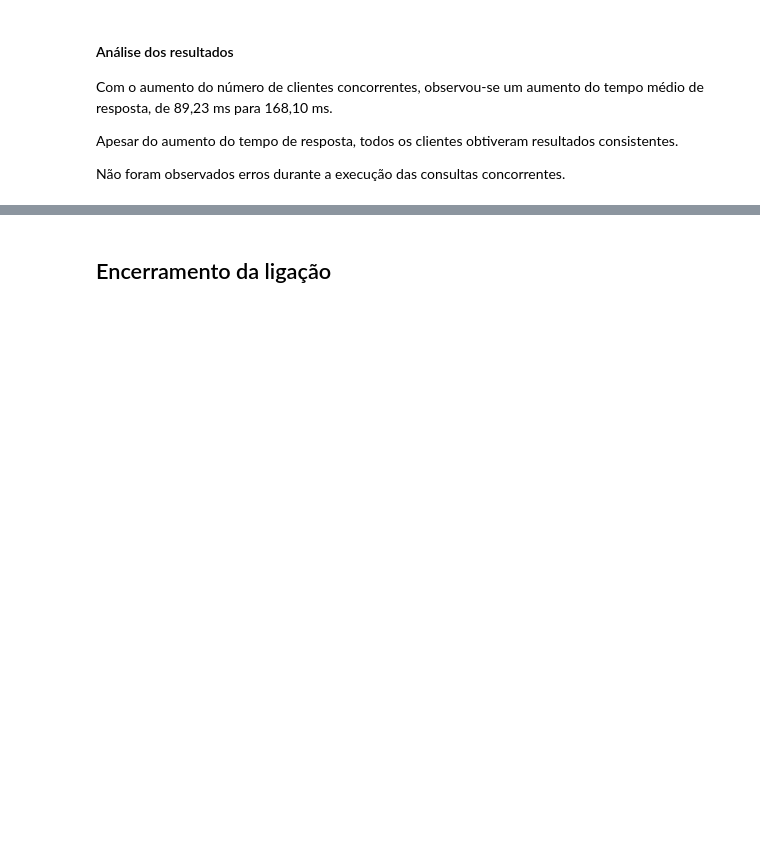
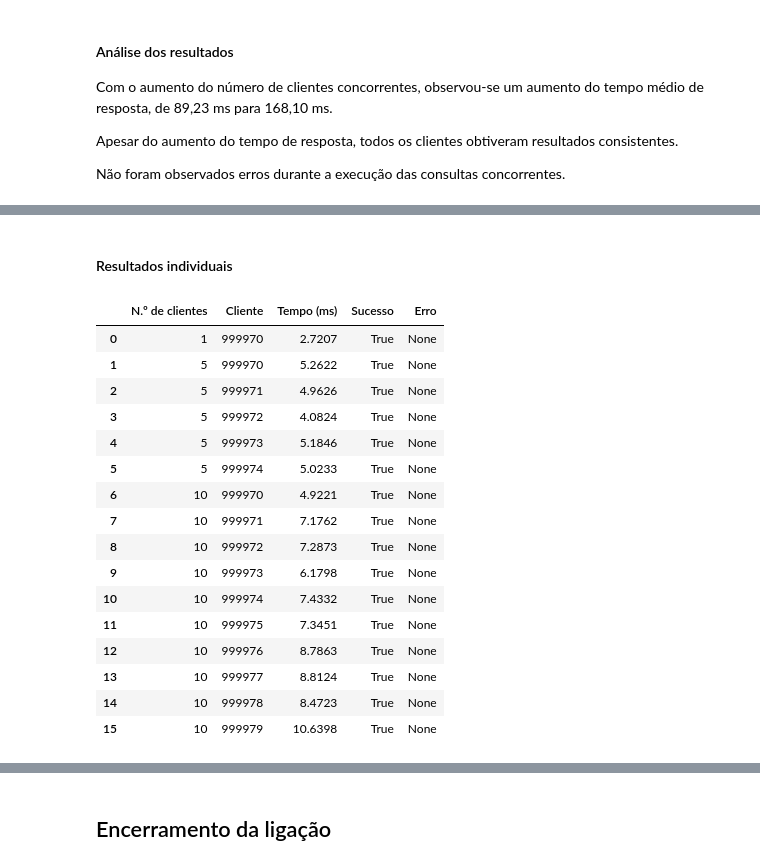
Before and after one commit to JPSNunes/BDAProject, a Jupyter notebook: Goal3/mysql_goal3.ipynb, the cells around one changed output, grey strips where cells are left out. Drawn from its saved outputs; the diff is of its cells as text; code cells hidden in the pictures; blank space fills up the shorter version.

Commit message:
goal 3 mysql  done

```diff
--- a/Goal3/mysql_goal3.ipynb
+++ b/Goal3/mysql_goal3.ipynb
@@ -553,0 +684,26 @@ das consultas concorrentes.
+# %%
+def verificar_c2(n):
+
+    conn = mysql.connector.connect(**config)
+
+    try:
+        with conn.cursor() as cursor:
+
+            cursor.execute("""
+                SELECT userId, rating
+                FROM ratings
+                WHERE movieId = %s
+                ORDER BY userId
+            """, (id_filme_c2,))
+
+            dados = cursor.fetchall()
+
+        esperado = [
+            (i, 4.5 if pos < n else 3.0)
+            for pos, i in enumerate(ids_c2)
+        ]
+
+        return dados == esperado
+
+    finally:
+        conn.close()
@@ -553,0 +769,23 @@ das consultas concorrentes.
+# %% [markdown]
+#### Resultados individuais
+# %%
+df_c2 = pd.DataFrame(resultados_c2)
+display(df_c2)
+# %% [output]
+|  | N.º de clientes | Cliente | Tempo (ms) | Sucesso | Erro |
+| 0 | 1 | 999970 | 2.7207 | True | None |
+| 1 | 5 | 999970 | 5.2622 | True | None |
+| 2 | 5 | 999971 | 4.9626 | True | None |
+| 3 | 5 | 999972 | 4.0824 | True | None |
+| 4 | 5 | 999973 | 5.1846 | True | None |
+| 5 | 5 | 999974 | 5.0233 | True | None |
+| 6 | 10 | 999970 | 4.9221 | True | None |
+| 7 | 10 | 999971 | 7.1762 | True | None |
+| 8 | 10 | 999972 | 7.2873 | True | None |
+| 9 | 10 | 999973 | 6.1798 | True | None |
+| 10 | 10 | 999974 | 7.4332 | True | None |
+| 11 | 10 | 999975 | 7.3451 | True | None |
+| 12 | 10 | 999976 | 8.7863 | True | None |
+| 13 | 10 | 999977 | 8.8124 | True | None |
+| 14 | 10 | 999978 | 8.4723 | True | None |
+| 15 | 10 | 999979 | 10.6398 | True | None |
```
Also changed, not shown: parts of 36 cells of this notebook.
